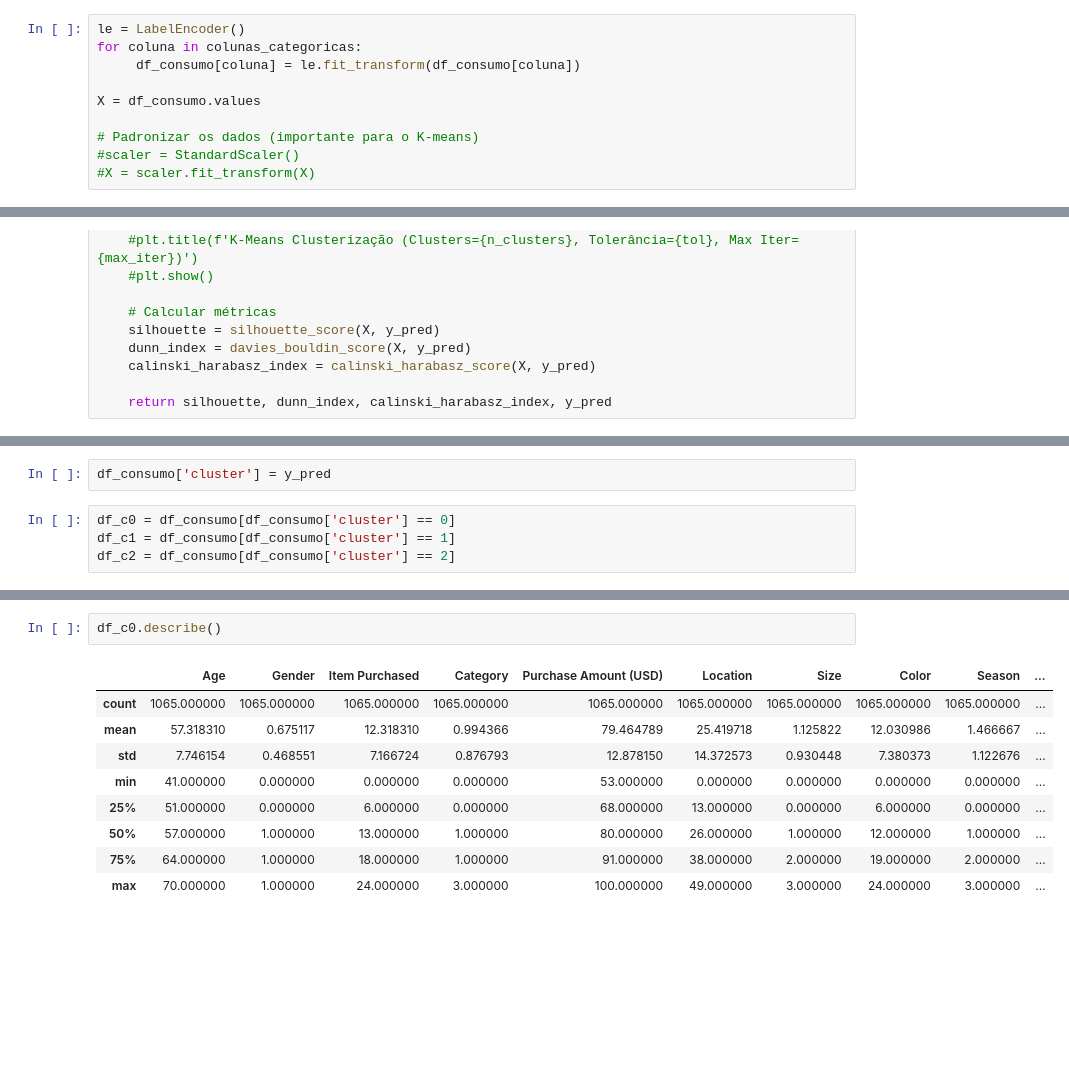
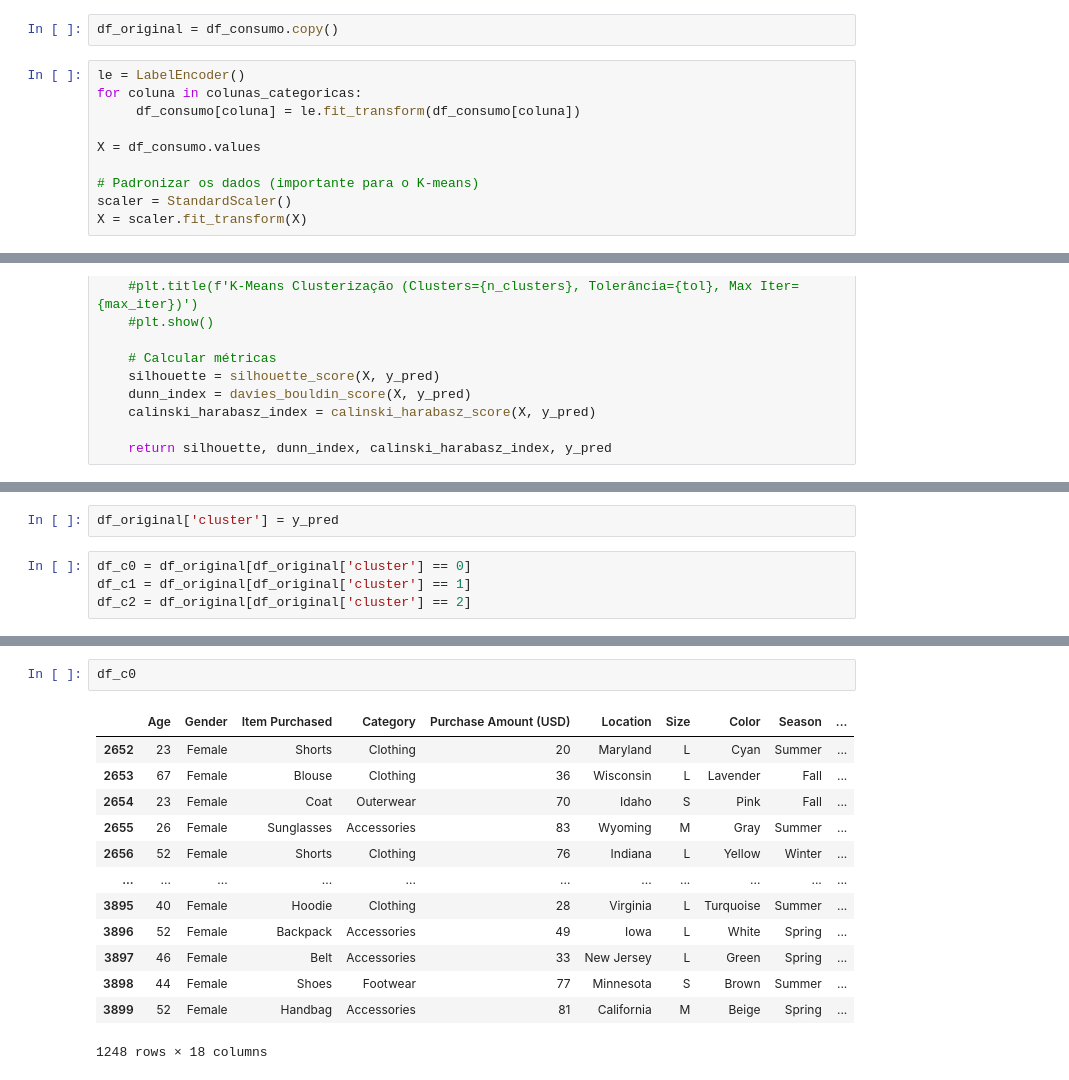
Before and after one commit to maurodomingues/Projeto_MachineLearningII, a Jupyter notebook: ML_nao_sup.ipynb, the cells around one changed output, grey strips where cells are left out. Cells and saved outputs as stored; diff of their text form; blank space fills up the shorter version.

```diff
--- a/ML_nao_sup.ipynb
+++ b/ML_nao_sup.ipynb
@@ -196,6 +196,8 @@ df_consumo.head()
 | 2 | 50 | Male | Jeans | Clothing | 73 | Massachusetts | S | Maroon | Spring | ... |
 | 3 | 21 | Male | Sandals | Footwear | 90 | Rhode Island | M | Maroon | Spring | ... |
 | 4 | 45 | Male | Blouse | Clothing | 49 | Oregon | M | Turquoise | Spring | ... |
+# %%
+df_original = df_consumo.copy()
 # %%
 le = LabelEncoder()
 for coluna in colunas_categoricas:
@@ -204,8 +206,8 @@ for coluna in colunas_categoricas:
 X = df_consumo.values
 
 # Padronizar os dados (importante para o K-means)
-#scaler = StandardScaler()
-#X = scaler.fit_transform(X)
+scaler = StandardScaler()
+X = scaler.fit_transform(X)
 # %%
 df_consumo.head()
 # %% [output]
@@ -260,6 +262,6 @@ Calinski-Harabasz Index: 1264.0444
 # %%
-df_consumo['cluster'] = y_pred
+df_original['cluster'] = y_pred
 # %%
-df_c0 = df_consumo[df_consumo['cluster'] == 0]
-df_c1 = df_consumo[df_consumo['cluster'] == 1]
-df_c2 = df_consumo[df_consumo['cluster'] == 2]
+df_c0 = df_original[df_original['cluster'] == 0]
+df_c1 = df_original[df_original['cluster'] == 1]
+df_c2 = df_original[df_original['cluster'] == 2]
@@ -266,15 +328,19 @@ df_c2 = df_consumo[df_consumo['cluster'] == 2]
 # %%
-df_c0.describe()
+df_c0
 # %% [output]
 |  | Age | Gender | Item Purchased | Category | Purchase Amount (USD) | Location | Size | Color | Season | ... |
-| count | 1065.000000 | 1065.000000 | 1065.000000 | 1065.000000 | 1065.000000 | 1065.000000 | 1065.000000 | 1065.000000 | 1065.000000 | ... |
-| mean | 57.318310 | 0.675117 | 12.318310 | 0.994366 | 79.464789 | 25.419718 | 1.125822 | 12.030986 | 1.466667 | ... |
-| std | 7.746154 | 0.468551 | 7.166724 | 0.876793 | 12.878150 | 14.372573 | 0.930448 | 7.380373 | 1.122676 | ... |
-| min | 41.000000 | 0.000000 | 0.000000 | 0.000000 | 53.000000 | 0.000000 | 0.000000 | 0.000000 | 0.000000 | ... |
-| 25% | 51.000000 | 0.000000 | 6.000000 | 0.000000 | 68.000000 | 13.000000 | 0.000000 | 6.000000 | 0.000000 | ... |
-| 50% | 57.000000 | 1.000000 | 13.000000 | 1.000000 | 80.000000 | 26.000000 | 1.000000 | 12.000000 | 1.000000 | ... |
-| 75% | 64.000000 | 1.000000 | 18.000000 | 1.000000 | 91.000000 | 38.000000 | 2.000000 | 19.000000 | 2.000000 | ... |
-| max | 70.000000 | 1.000000 | 24.000000 | 3.000000 | 100.000000 | 49.000000 | 3.000000 | 24.000000 | 3.000000 | ... |
+| 2652 | 23 | Female | Shorts | Clothing | 20 | Maryland | L | Cyan | Summer | ... |
+| 2653 | 67 | Female | Blouse | Clothing | 36 | Wisconsin | L | Lavender | Fall | ... |
+| 2654 | 23 | Female | Coat | Outerwear | 70 | Idaho | S | Pink | Fall | ... |
+| 2655 | 26 | Female | Sunglasses | Accessories | 83 | Wyoming | M | Gray | Summer | ... |
+| 2656 | 52 | Female | Shorts | Clothing | 76 | Indiana | L | Yellow | Winter | ... |
+| ... | ... | ... | ... | ... | ... | ... | ... | ... | ... | ... |
+| 3895 | 40 | Female | Hoodie | Clothing | 28 | Virginia | L | Turquoise | Summer | ... |
+| 3896 | 52 | Female | Backpack | Accessories | 49 | Iowa | L | White | Spring | ... |
+| 3897 | 46 | Female | Belt | Accessories | 33 | New Jersey | L | Green | Spring | ... |
+| 3898 | 44 | Female | Shoes | Footwear | 77 | Minnesota | S | Brown | Summer | ... |
+| 3899 | 52 | Female | Handbag | Accessories | 81 | California | M | Beige | Spring | ... |
+1248 rows × 18 columns
 # %%
 df_c1.describe()
 # %% [output]
```
Also changed, not shown: parts of 6 cells of this notebook.
